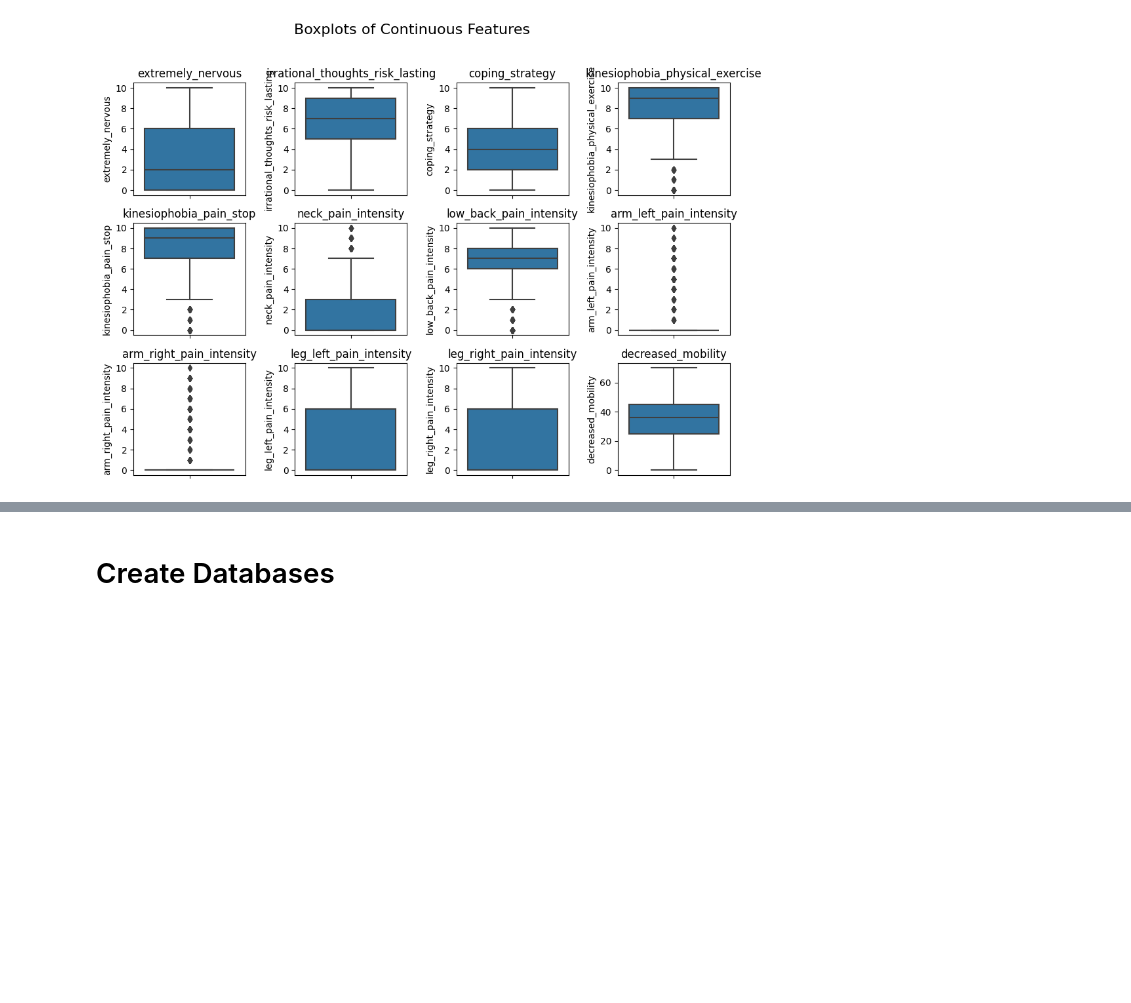
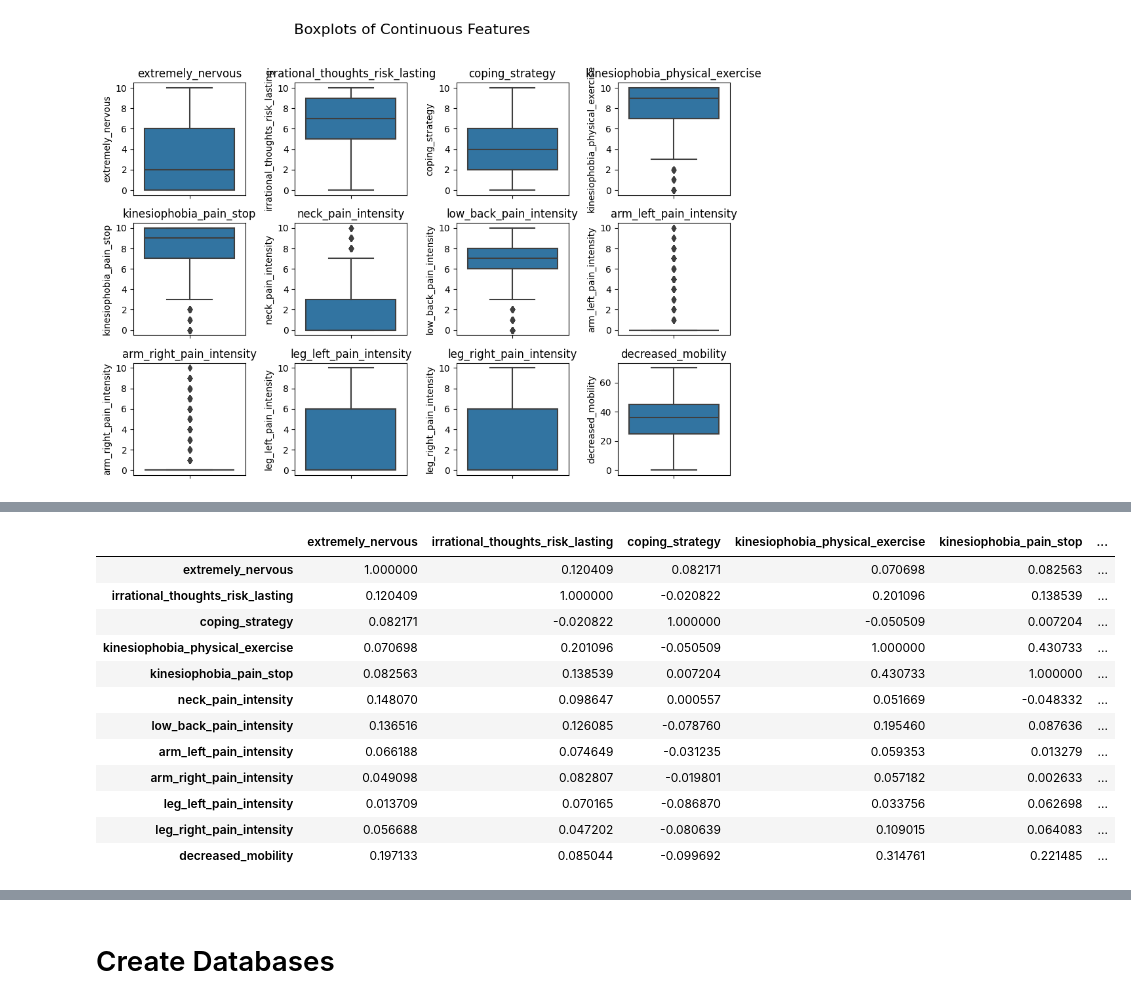
Before and after one commit to mard4/data-science, a Jupyter notebook: project/data_exploration.ipynb, the cells around one changed output, grey strips where cells are left out. Drawn from its saved outputs; the diff is of its cells as text; code cells hidden in the pictures; blank space fills up the shorter version.

```diff
--- a/project/data_exploration.ipynb
+++ b/project/data_exploration.ipynb
@@ -516,0 +525,17 @@ sns.heatmap(corr_matrix, annot=True, cmap="coolwarm", fmt=".2f", linewidths=0.5)
+# %%
+corr = df[numeric_cols].corr()
+corr.style.background_gradient(cmap='coolwarm')#.set_precision(2)
+# %% [output]
+|  | extremely_nervous | irrational_thoughts_risk_lasting | coping_strategy | kinesiophobia_physical_exercise | kinesiophobia_pain_stop | ... |
+| extremely_nervous | 1.000000 | 0.120409 | 0.082171 | 0.070698 | 0.082563 | ... |
+| irrational_thoughts_risk_lasting | 0.120409 | 1.000000 | -0.020822 | 0.201096 | 0.138539 | ... |
+| coping_strategy | 0.082171 | -0.020822 | 1.000000 | -0.050509 | 0.007204 | ... |
+| kinesiophobia_physical_exercise | 0.070698 | 0.201096 | -0.050509 | 1.000000 | 0.430733 | ... |
+| kinesiophobia_pain_stop | 0.082563 | 0.138539 | 0.007204 | 0.430733 | 1.000000 | ... |
+| neck_pain_intensity | 0.148070 | 0.098647 | 0.000557 | 0.051669 | -0.048332 | ... |
+| low_back_pain_intensity | 0.136516 | 0.126085 | -0.078760 | 0.195460 | 0.087636 | ... |
+| arm_left_pain_intensity | 0.066188 | 0.074649 | -0.031235 | 0.059353 | 0.013279 | ... |
+| arm_right_pain_intensity | 0.049098 | 0.082807 | -0.019801 | 0.057182 | 0.002633 | ... |
+| leg_left_pain_intensity | 0.013709 | 0.070165 | -0.086870 | 0.033756 | 0.062698 | ... |
+| leg_right_pain_intensity | 0.056688 | 0.047202 | -0.080639 | 0.109015 | 0.064083 | ... |
+| decreased_mobility | 0.197133 | 0.085044 | -0.099692 | 0.314761 | 0.221485 | ... |
```
Also changed, not shown: parts of 11 cells of this notebook.
